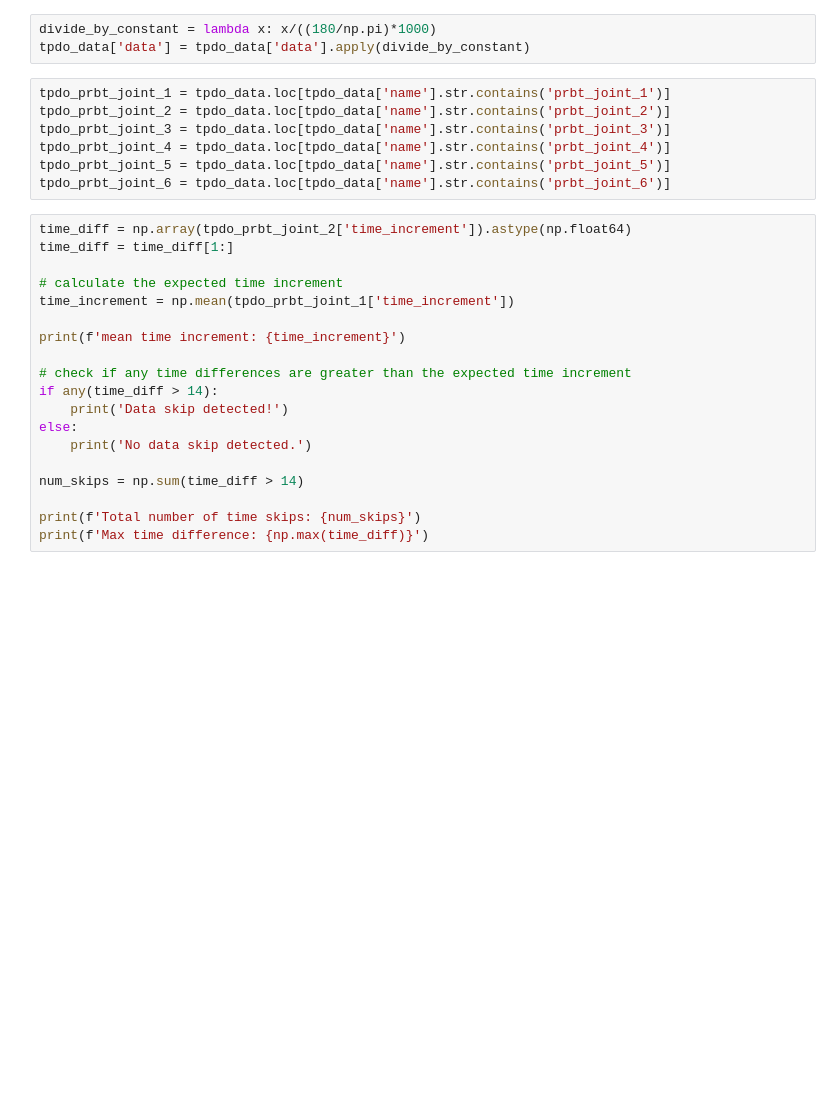
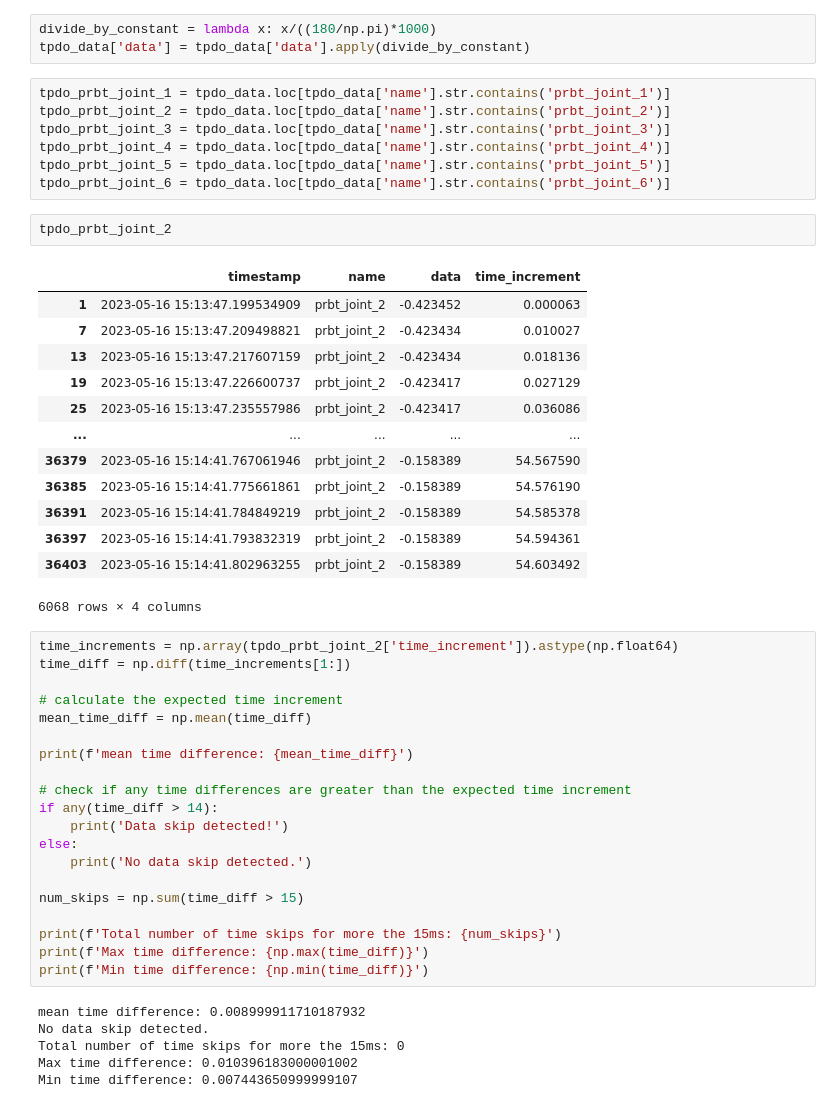
Before and after one commit to viraatsworld/ros2_canopen, a Jupyter notebook: canopen_402_driver/analysis/demo.ipynb, the cells around one changed output. Drawn from its saved outputs; the diff is of its cells as text; blank space fills up the shorter version.

```diff
--- a/canopen_402_driver/analysis/demo.ipynb
+++ b/canopen_402_driver/analysis/demo.ipynb
@@ -54,14 +64,30 @@ tpdo_prbt_joint_3 = tpdo_data.loc[tpdo_data['name'].str.contains('prbt_joint_3')
 tpdo_prbt_joint_4 = tpdo_data.loc[tpdo_data['name'].str.contains('prbt_joint_4')]
 tpdo_prbt_joint_5 = tpdo_data.loc[tpdo_data['name'].str.contains('prbt_joint_5')]
 tpdo_prbt_joint_6 = tpdo_data.loc[tpdo_data['name'].str.contains('prbt_joint_6')]
+# %%
+tpdo_prbt_joint_2
+# %% [output]
+|  | timestamp | name | data | time_increment |
+| 1 | 2023-05-16 15:13:47.199534909 | prbt_joint_2 | -0.423452 | 0.000063 |
+| 7 | 2023-05-16 15:13:47.209498821 | prbt_joint_2 | -0.423434 | 0.010027 |
+| 13 | 2023-05-16 15:13:47.217607159 | prbt_joint_2 | -0.423434 | 0.018136 |
+| 19 | 2023-05-16 15:13:47.226600737 | prbt_joint_2 | -0.423417 | 0.027129 |
+| 25 | 2023-05-16 15:13:47.235557986 | prbt_joint_2 | -0.423417 | 0.036086 |
+| ... | ... | ... | ... | ... |
+| 36379 | 2023-05-16 15:14:41.767061946 | prbt_joint_2 | -0.158389 | 54.567590 |
+| 36385 | 2023-05-16 15:14:41.775661861 | prbt_joint_2 | -0.158389 | 54.576190 |
+| 36391 | 2023-05-16 15:14:41.784849219 | prbt_joint_2 | -0.158389 | 54.585378 |
+| 36397 | 2023-05-16 15:14:41.793832319 | prbt_joint_2 | -0.158389 | 54.594361 |
+| 36403 | 2023-05-16 15:14:41.802963255 | prbt_joint_2 | -0.158389 | 54.603492 |
+6068 rows × 4 columns
 # %%
-time_diff = np.array(tpdo_prbt_joint_2['time_increment']).astype(np.float64)
-time_diff = time_diff[1:]
+time_increments = np.array(tpdo_prbt_joint_2['time_increment']).astype(np.float64)
+time_diff = np.diff(time_increments[1:])
 
 # calculate the expected time increment
-time_increment = np.mean(tpdo_prbt_joint_1['time_increment'])
+mean_time_diff = np.mean(time_diff)
 
-print(f'mean time increment: {time_increment}')
+print(f'mean time difference: {mean_time_diff}')
 
 # check if any time differences are greater than the expected time increment
 if any(time_diff > 14):
@@ -69,7 +95,14 @@ if any(time_diff > 14):
 else:
     print('No data skip detected.')
 
-num_skips = np.sum(time_diff > 14)
+num_skips = np.sum(time_diff > 15)
 
-print(f'Total number of time skips: {num_skips}')
+print(f'Total number of time skips for more the 15ms: {num_skips}')
 print(f'Max time difference: {np.max(time_diff)}')
+print(f'Min time difference: {np.min(time_diff)}')
+# %% [output]
+mean time difference: 0.008999911710187932
+No data skip detected.
+Total number of time skips for more the 15ms: 0
+Max time difference: 0.010396183000001002
+Min time difference: 0.007443650999999107
```
Also changed, not shown: parts of 6 cells of this notebook.
